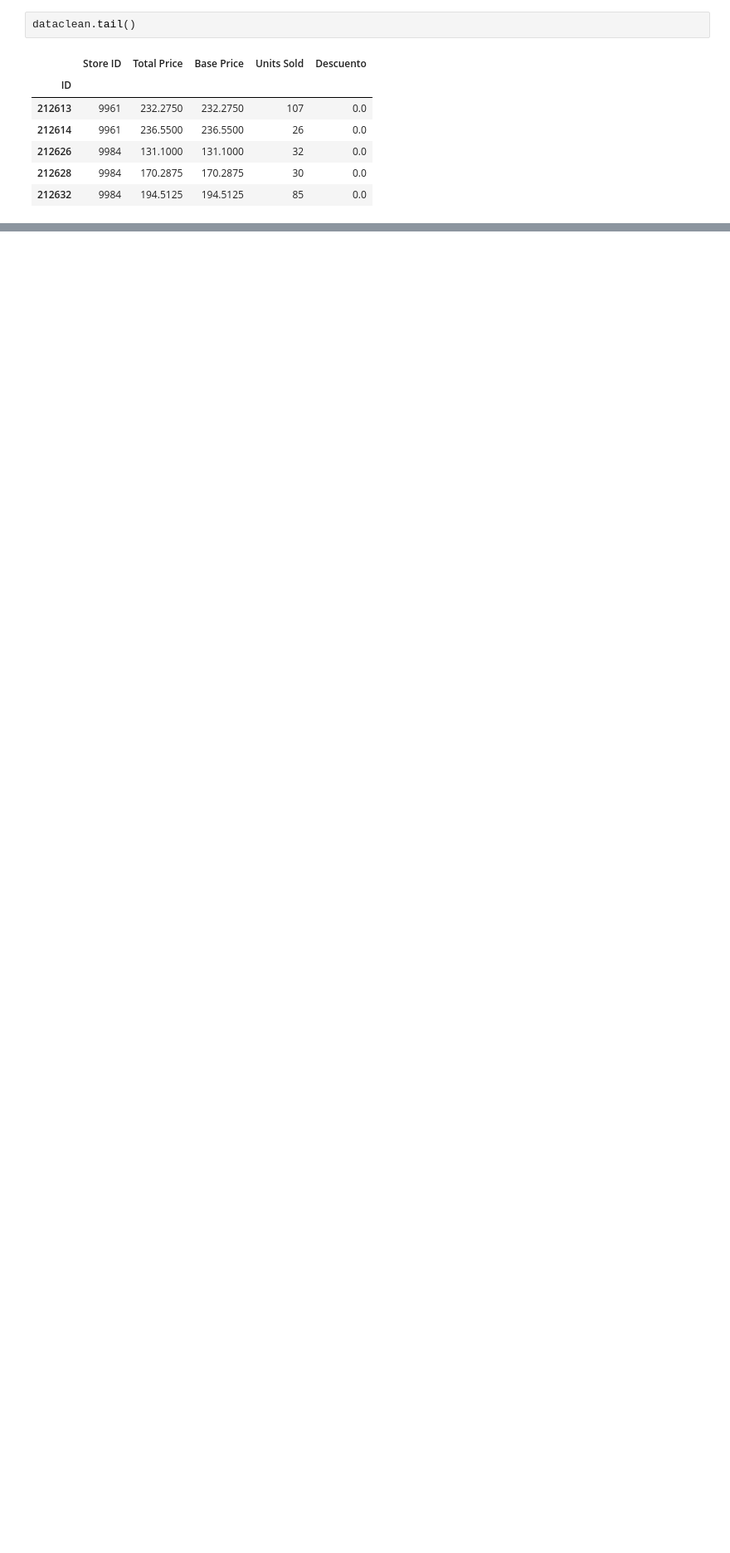
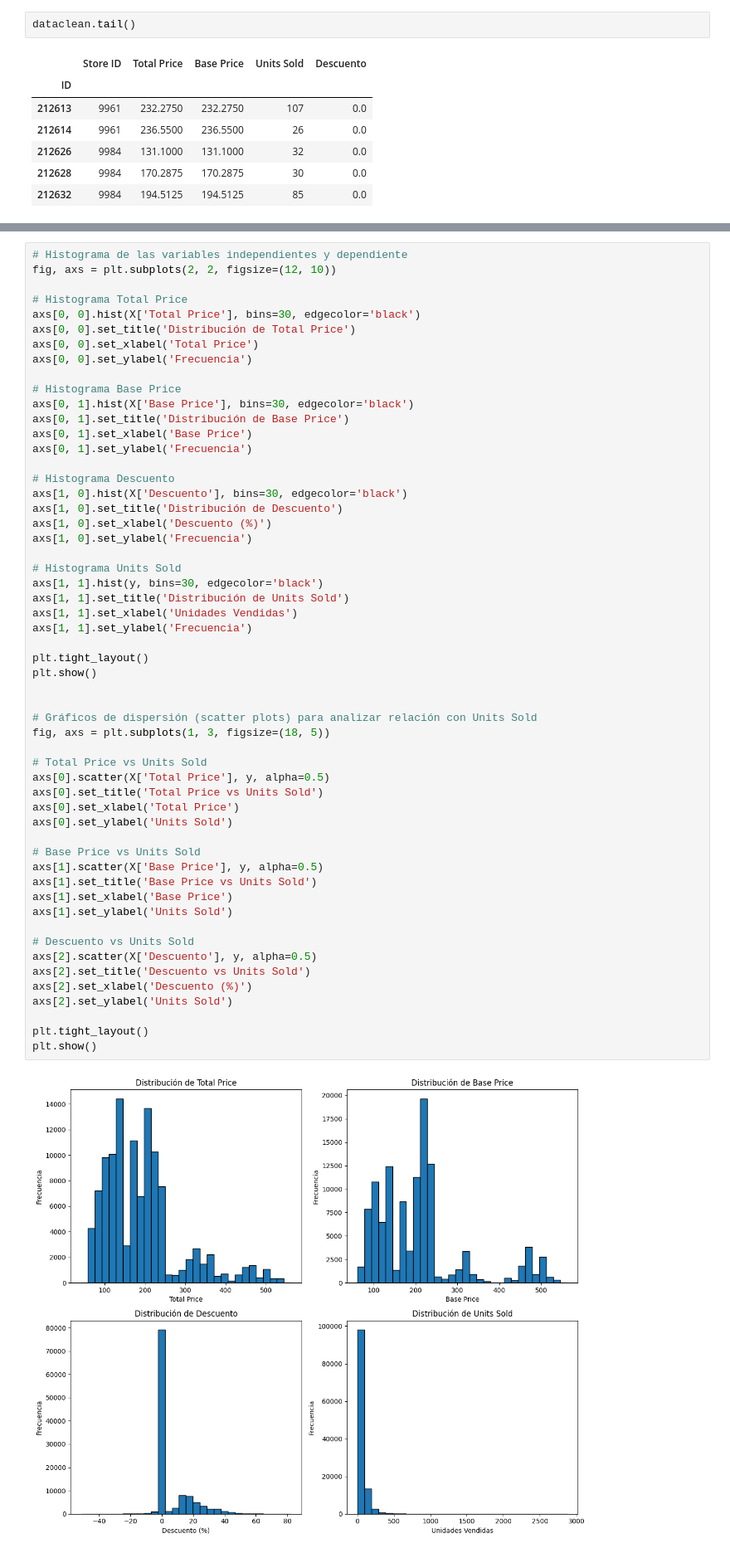
Before and after one commit to MonicaChT16/ComputacionParalelaLab3, a Jupyter notebook: Predicción_de_Demanda__PT_I.ipynb, the cells around one changed output, grey strips where cells are left out. Shown at 83% size. Saved outputs shown, nothing was run; the diff lists cells and outputs as text; blank space fills up the shorter version.

```diff
--- a/Predicción_de_Demanda__PT_I.ipynb
+++ b/Predicción_de_Demanda__PT_I.ipynb
@@ -374,0 +471,57 @@ sns.heatmap(dataclean.corr(), annot=True)
+# %%
+# Histograma de las variables independientes y dependiente
+fig, axs = plt.subplots(2, 2, figsize=(12, 10))
+
+# Histograma Total Price
+axs[0, 0].hist(X['Total Price'], bins=30, edgecolor='black')
+axs[0, 0].set_title('Distribución de Total Price')
+axs[0, 0].set_xlabel('Total Price')
+axs[0, 0].set_ylabel('Frecuencia')
+
+# Histograma Base Price
+axs[0, 1].hist(X['Base Price'], bins=30, edgecolor='black')
+axs[0, 1].set_title('Distribución de Base Price')
+axs[0, 1].set_xlabel('Base Price')
+axs[0, 1].set_ylabel('Frecuencia')
+
+# Histograma Descuento
+axs[1, 0].hist(X['Descuento'], bins=30, edgecolor='black')
+axs[1, 0].set_title('Distribución de Descuento')
+axs[1, 0].set_xlabel('Descuento (%)')
+axs[1, 0].set_ylabel('Frecuencia')
+
+# Histograma Units Sold
+axs[1, 1].hist(y, bins=30, edgecolor='black')
+axs[1, 1].set_title('Distribución de Units Sold')
+axs[1, 1].set_xlabel('Unidades Vendidas')
+axs[1, 1].set_ylabel('Frecuencia')
+
+plt.tight_layout()
+plt.show()
+
+
+# Gráficos de dispersión (scatter plots) para analizar relación con Units Sold
+fig, axs = plt.subplots(1, 3, figsize=(18, 5))
+
+# Total Price vs Units Sold
+axs[0].scatter(X['Total Price'], y, alpha=0.5)
+axs[0].set_title('Total Price vs Units Sold')
+axs[0].set_xlabel('Total Price')
+axs[0].set_ylabel('Units Sold')
+
+# Base Price vs Units Sold
+axs[1].scatter(X['Base Price'], y, alpha=0.5)
+axs[1].set_title('Base Price vs Units Sold')
+axs[1].set_xlabel('Base Price')
+axs[1].set_ylabel('Units Sold')
+
+# Descuento vs Units Sold
+axs[2].scatter(X['Descuento'], y, alpha=0.5)
+axs[2].set_title('Descuento vs Units Sold')
+axs[2].set_xlabel('Descuento (%)')
+axs[2].set_ylabel('Units Sold')
+
+plt.tight_layout()
+plt.show()
+# %% [output]
+[figure, added]
```
Also changed, not shown: parts of 20 cells of this notebook.
